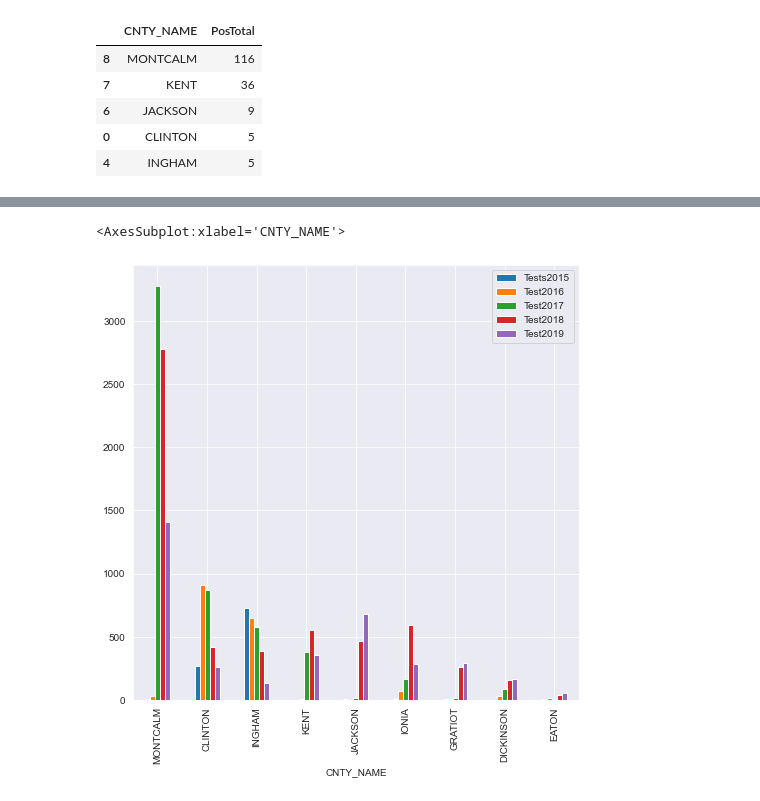
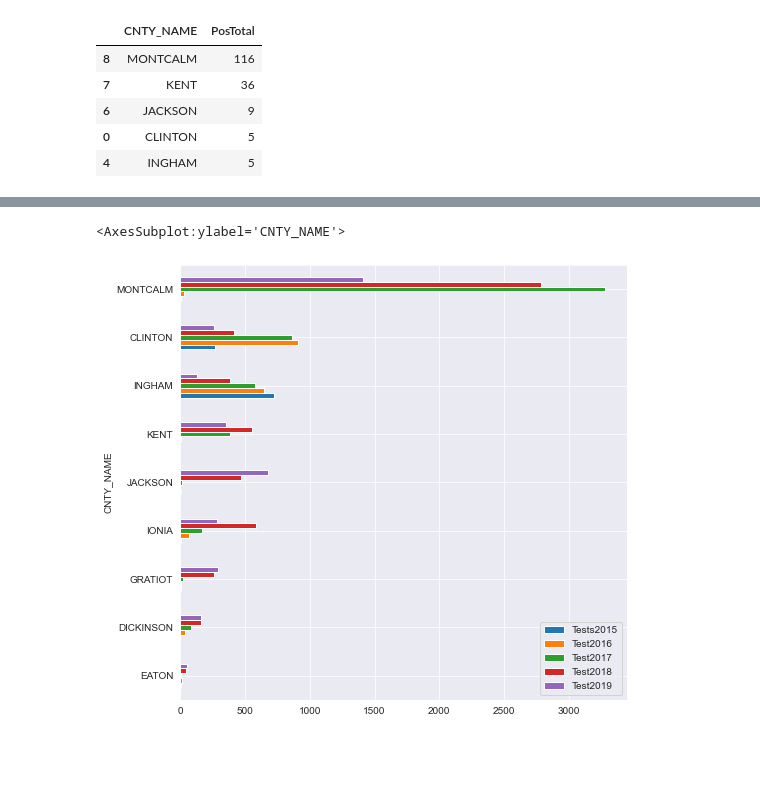
Before and after one commit to Ambush3/Michigan-Deer-CWD, a Jupyter notebook: CWD.ipynb, the cells around one changed output, grey strips where cells are left out. Cells and saved outputs as stored; diff of their text form; code cells hidden in the pictures; blank space fills up the shorter version.

```diff
--- a/CWD.ipynb
+++ b/CWD.ipynb
@@ -125,0 +129,4 @@ Text(0.5, 1.0, 'Counties with the most CWD Positive deer.')
+# %%
+cwd3 = data_clean.groupby('CNTY_NAME', as_index=False, sort=True).sum()
+cwd3 = cwd3.sort_values('TestTotal', ascending=True)
+cwd3.head()
@@ -126,11 +140,7 @@ Text(0.5, 1.0, 'Counties with the most CWD Positive deer.')
 # %%
-cwd3 = data_clean.groupby('CNTY_NAME', as_index=False, sort=True).sum()
-cwd3 = cwd3.sort_values('TestTotal', ascending=False)
-cwd3.head()
-
 pd.DataFrame(cwd3, columns=['CNTY_NAME', 'Tests2015', 'Test2016', 'Test2017', 'Test2018', 'Test2019'])
 
-cwd3.plot(x='CNTY_NAME', y=['Tests2015', 'Test2016', 'Test2017', 'Test2018', 'Test2019'], kind='bar', figsize=(8, 8))
+cwd3.plot(x='CNTY_NAME', y=['Tests2015', 'Test2016', 'Test2017', 'Test2018', 'Test2019'], kind='barh', figsize=(8, 8))
 # %% [output]
-<AxesSubplot:xlabel='CNTY_NAME'>
+<AxesSubplot:ylabel='CNTY_NAME'>
-[figure, old version]
+[figure, new version]
```
Also changed, not shown: parts of 9 cells of this notebook.
